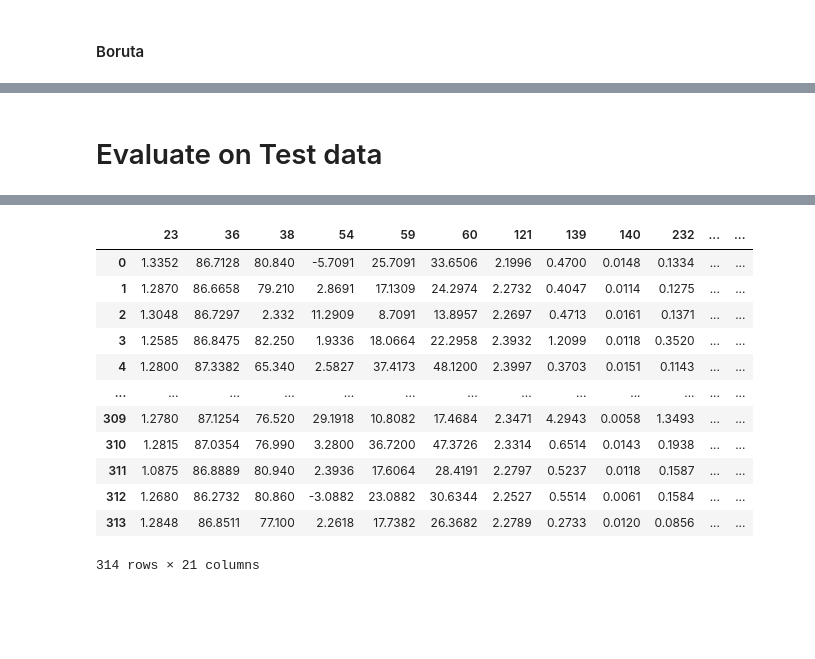
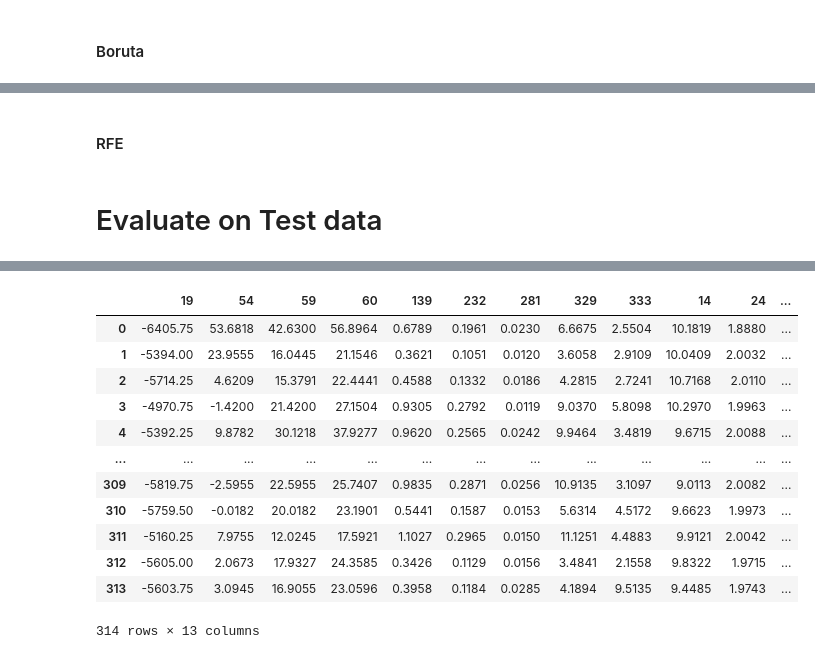
Before and after one commit to Himanshu-Dharma/secom_mpmd, a Jupyter notebook: Team_2_SECOM_Pres_2_(Michael).ipynb, the cells around one changed output, grey strips where cells are left out. Cells and saved outputs as stored; diff of their text form; code cells hidden in the pictures; blank space fills up the shorter version.

```diff
--- a/Team_2_SECOM_Pres_2_(Michael).ipynb
+++ b/Team_2_SECOM_Pres_2_(Michael).ipynb
@@ -393,3 +318,12 @@ knn_imputed_df[8][0]
 #### MICE
 # %%
 # Important: MICE assumes that data is missing at random
+lr = LinearRegression()
+mice_imputer = IterativeImputer(estimator = lr, verbose = 2, max_iter = 5, tol = 1e-10, imputation_order = "roman")
+X_train_mice_norm = mice_imputer.fit_transform(X_rough_normalized)
+mice_imputed_norm_rescaled = pd.DataFrame(minmax_scaler.inverse_transform(X_train_mice_norm))
+mice_imputed_norm_rescaled
+
+# Used for dynamic output later
+which_imputer = 'MICE'
+imputer = mice_imputer
@@ -413,24 +349,0 @@ Successfully installed boruta-0.3
-# %%
-from boruta import BorutaPy
-from sklearn.ensemble import RandomForestClassifier
-
-###initialize Boruta
-forest = RandomForestClassifier(
-   n_jobs = -1,
-   max_depth = 5,
-   n_estimators=500,
-   random_state=2
-)
-boruta = BorutaPy(
-   estimator = forest,
-   n_estimators = 250,
-   max_iter = 100, # number of trials to perform
-   random_state=4
-)
-### fit Boruta (it accepts np.array, not pd.DataFrame)
-boruta.fit(np.array(knn_imputed_df), np.array(y_train))
-### print results
-green_area = knn_imputed_df.columns[boruta.support_].to_list()
-blue_area = knn_imputed_df.columns[boruta.support_weak_].to_list()
-print('features in the green area:', green_area)
-print('features in the blue area:', blue_area)
@@ -503,3 +395,10 @@ blue_area_nscaled
 # %%
-green_area
+# Selected features with predictive_power >= num_boruta_iterations
+selected_features = []
+for feat in predictive_power:
+  if predictive_power[feat] >= num_boruta_iterations:
+    selected_features.append(feat)
+
+X_train_boruta = imputed_df[selected_features]
+X_train_boruta
 # %% [output]
@@ -547,8 +418,11 @@ X_train_boruta
+# %% [markdown]
+#### RFE
 # %% [markdown]
 # Evaluate on Test data
 # %%
+
 X_test_dropped = df_test_data[X_rough.drop(['result','date','time'],axis=1).columns]
 X_test_imputed = pd.DataFrame(imputer.transform(X_test_dropped))
-X_test_boruta = (X_test_imputed[[i for i in green_area]]).join(X_test_imputed[[i for i in blue_area]])
+X_test_boruta = X_test_imputed[selected_features]
 X_test_boruta
 # %% [output]
@@ -555,14 +435,14 @@ X_test_boruta
-|  | 23 | 36 | 38 | 54 | 59 | 60 | 121 | 139 | 140 | 232 | ... | ... |
-| 0 | 1.3352 | 86.7128 | 80.840 | -5.7091 | 25.7091 | 33.6506 | 2.1996 | 0.4700 | 0.0148 | 0.1334 | ... | ... |
-| 1 | 1.2870 | 86.6658 | 79.210 | 2.8691 | 17.1309 | 24.2974 | 2.2732 | 0.4047 | 0.0114 | 0.1275 | ... | ... |
-| 2 | 1.3048 | 86.7297 | 2.332 | 11.2909 | 8.7091 | 13.8957 | 2.2697 | 0.4713 | 0.0161 | 0.1371 | ... | ... |
-| 3 | 1.2585 | 86.8475 | 82.250 | 1.9336 | 18.0664 | 22.2958 | 2.3932 | 1.2099 | 0.0118 | 0.3520 | ... | ... |
-| 4 | 1.2800 | 87.3382 | 65.340 | 2.5827 | 37.4173 | 48.1200 | 2.3997 | 0.3703 | 0.0151 | 0.1143 | ... | ... |
+|  | 19 | 54 | 59 | 60 | 139 | 232 | 281 | 329 | 333 | 14 | 24 | ... |
+| 0 | -6405.75 | 53.6818 | 42.6300 | 56.8964 | 0.6789 | 0.1961 | 0.0230 | 6.6675 | 2.5504 | 10.1819 | 1.8880 | ... |
+| 1 | -5394.00 | 23.9555 | 16.0445 | 21.1546 | 0.3621 | 0.1051 | 0.0120 | 3.6058 | 2.9109 | 10.0409 | 2.0032 | ... |
+| 2 | -5714.25 | 4.6209 | 15.3791 | 22.4441 | 0.4588 | 0.1332 | 0.0186 | 4.2815 | 2.7241 | 10.7168 | 2.0110 | ... |
+| 3 | -4970.75 | -1.4200 | 21.4200 | 27.1504 | 0.9305 | 0.2792 | 0.0119 | 9.0370 | 5.8098 | 10.2970 | 1.9963 | ... |
+| 4 | -5392.25 | 9.8782 | 30.1218 | 37.9277 | 0.9620 | 0.2565 | 0.0242 | 9.9464 | 3.4819 | 9.6715 | 2.0088 | ... |
 | ... | ... | ... | ... | ... | ... | ... | ... | ... | ... | ... | ... | ... |
-| 309 | 1.2780 | 87.1254 | 76.520 | 29.1918 | 10.8082 | 17.4684 | 2.3471 | 4.2943 | 0.0058 | 1.3493 | ... | ... |
-| 310 | 1.2815 | 87.0354 | 76.990 | 3.2800 | 36.7200 | 47.3726 | 2.3314 | 0.6514 | 0.0143 | 0.1938 | ... | ... |
-| 311 | 1.0875 | 86.8889 | 80.940 | 2.3936 | 17.6064 | 28.4191 | 2.2797 | 0.5237 | 0.0118 | 0.1587 | ... | ... |
-| 312 | 1.2680 | 86.2732 | 80.860 | -3.0882 | 23.0882 | 30.6344 | 2.2527 | 0.5514 | 0.0061 | 0.1584 | ... | ... |
-| 313 | 1.2848 | 86.8511 | 77.100 | 2.2618 | 17.7382 | 26.3682 | 2.2789 | 0.2733 | 0.0120 | 0.0856 | ... | ... |
+| 309 | -5819.75 | -2.5955 | 22.5955 | 25.7407 | 0.9835 | 0.2871 | 0.0256 | 10.9135 | 3.1097 | 9.0113 | 2.0082 | ... |
+| 310 | -5759.50 | -0.0182 | 20.0182 | 23.1901 | 0.5441 | 0.1587 | 0.0153 | 5.6314 | 4.5172 | 9.6623 | 1.9973 | ... |
+| 311 | -5160.25 | 7.9755 | 12.0245 | 17.5921 | 1.1027 | 0.2965 | 0.0150 | 11.1251 | 4.4883 | 9.9121 | 2.0042 | ... |
+| 312 | -5605.00 | 2.0673 | 17.9327 | 24.3585 | 0.3426 | 0.1129 | 0.0156 | 3.4841 | 2.1558 | 9.8322 | 1.9715 | ... |
+| 313 | -5603.75 | 3.0945 | 16.9055 | 23.0596 | 0.3958 | 0.1184 | 0.0285 | 4.1894 | 9.5135 | 9.4485 | 1.9743 | ... |
-314 rows × 21 columns
+314 rows × 13 columns
 # %%
```
Also changed, not shown: parts of 45 cells of this notebook.
